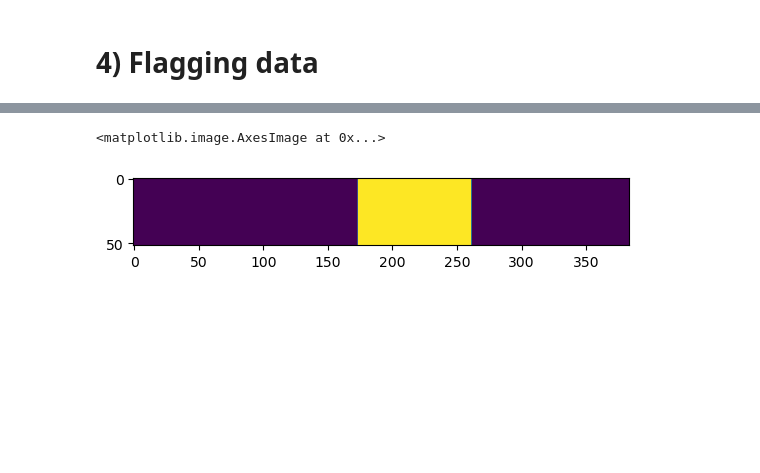
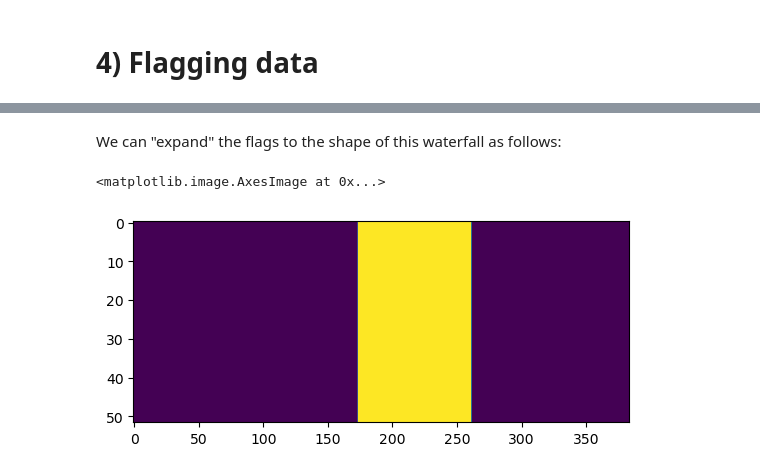
Before and after one commit to mwilensky768/SSINS, a Jupyter notebook: SSINS/EAVILS/tutorial.ipynb, the cells around one changed output, grey strips where cells are left out. Drawn from its saved outputs; the diff is of its cells as text; code cells hidden in the pictures; blank space fills up the shorter version.

```diff
--- a/SSINS/EAVILS/tutorial.ipynb
+++ b/SSINS/EAVILS/tutorial.ipynb
@@ -387,0 +436,4 @@ proc.create_plots(
+# %%
+from IPython.display import Image, display
+for pointing in range(-3,3):
+    display(Image(filename=f'example_plots/10-19-2016-EOR0__ptng_{pointing}_EAVILS.jpg'))
@@ -388,4 +442,4 @@ proc.create_plots(
 # %%
 from IPython.display import Image, display
 for pointing in range(-3,4):
-    display(Image(filename=f'example_plots/10-19-2016-EOR1__ptng_{pointing}_EAVILS.png'))
+    display(Image(filename=f'example_plots/10-19-2016-EOR1__ptng_{pointing}_EAVILS.jpg'))
@@ -533,0 +457,2 @@ subTV 0.3585768380308905
+# %%
+initial_good_tups = [('1160915280', '1160919184'), ('1160921384', '1160924672'), ('1160930288', '1160935288')]
@@ -560,13 +540,13 @@ while True:
     print('iterations:',iteration_count)
     prev_estimated_pol_sub_stdv = deepcopy(estimated_pol_sub_stdv)
 
-    for source_list in np.unique(datafr.source_list):
+    for obs_list in np.unique(datafr.obs_list):
 
-        sky_field = sky_field_list_association[source_list]
+        sky_field = sky_field_list_association[obs_list]
 
         for pointing in np.unique(datafr.pointing):
             for freq_range in sorted_freq_ranges:
-                query_string = f'sky_field==\'{sky_field}\' & source_list==\'{source_list}\' & pointing=={pointing} & freq_range==\'{freq_range}\'& SSINS_flagged=={False}'
+                query_string = f'sky_field==\'{sky_field}\' & obs_list==\'{obs_list}\' & pointing=={pointing} & freq_range==\'{freq_range}\'& SSINS_flagged=={False}'
                 sub_series = datafr.query(query_string)['pol_sub']
                 estimated_stdv = estimated_pol_sub_stdv[sky_field][freq_range]
                 outliers = np.abs(sub_series)>(estimated_stdv*threshold)
@@ -764,3 +824,5 @@ eavils = wtrf.EAVILS(f'testing_tutorial/h5_files/{obs_tag}_80khz_cross_EAVILS_da
+# %% [markdown]
+We can "expand" the flags to the shape of this waterfall as follows:
 # %%
 
 expanded_flag_array = proc.flag_expander(
@@ -772,7 +834,7 @@ expanded_flag_array = proc.flag_expander(
     freq_array = eavils.freq_array,
     Npols=eavils.Npols)
 # %%
-plt.imshow(expanded_flag_array[:,:,0])
+plt.imshow(expanded_flag_array[:,:,0],aspect=3)
 # %% [output]
 <matplotlib.image.AxesImage at 0x...>
-[figure, old version]
+[figure, new version]
```
Also changed, not shown: parts of 54 cells of this notebook, 29 other files.
